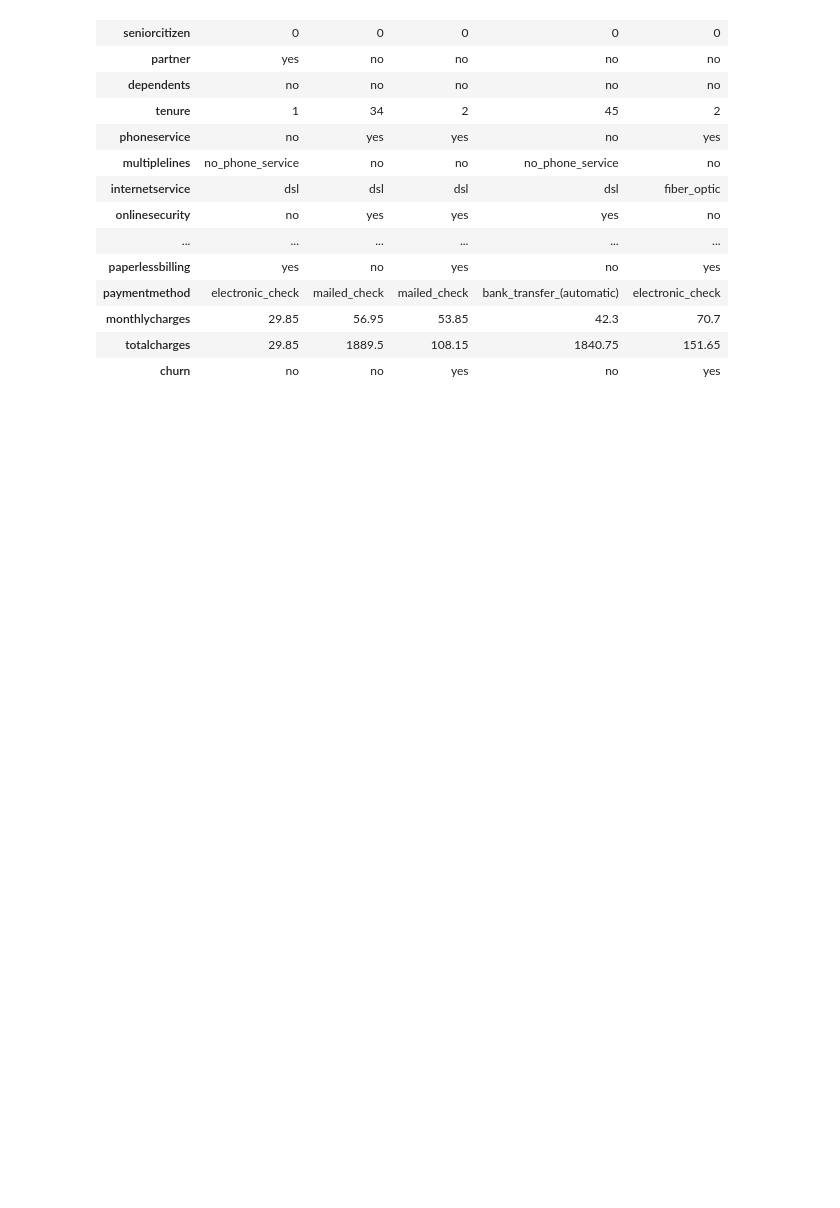
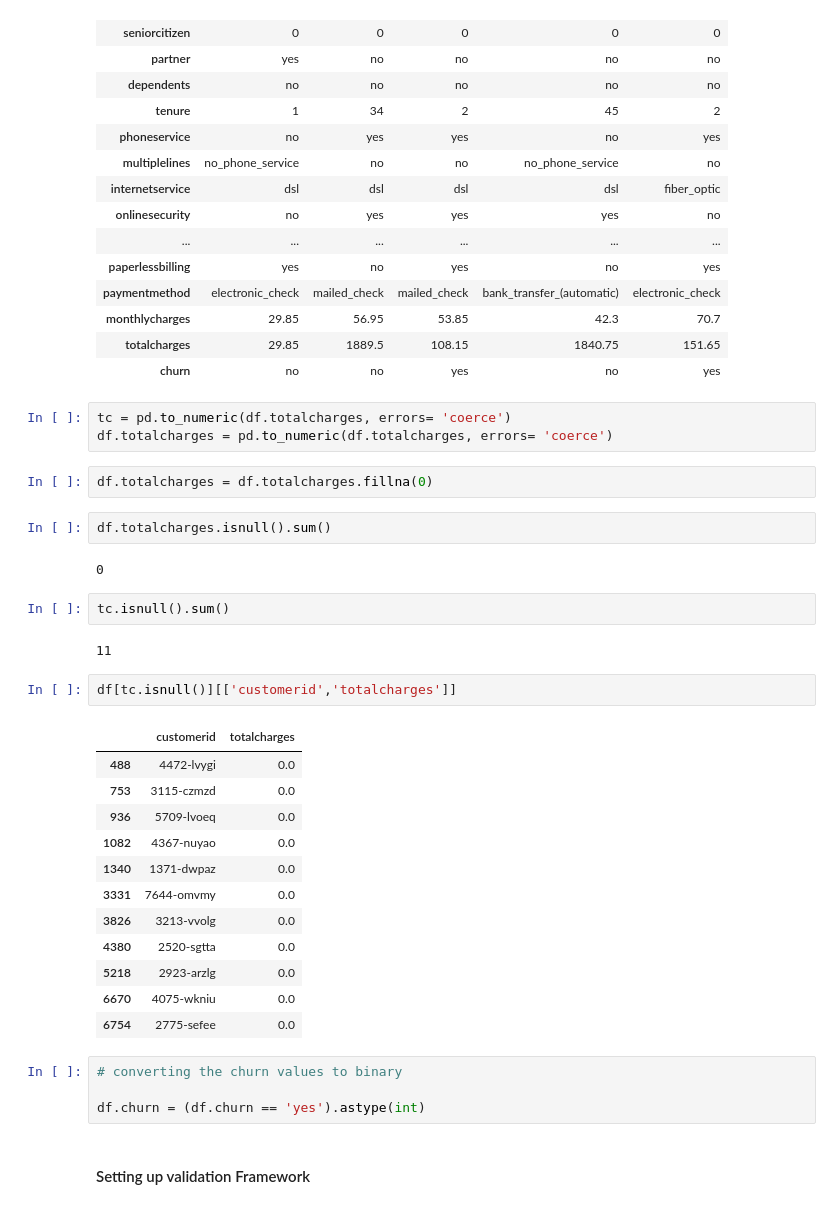
Before and after one commit to Debere1/ML_Course, a Jupyter notebook: 3. logistic regression/logistic_regression.ipynb, the cells around one changed output. Cells and saved outputs as stored; diff of their text form; blank space fills up the shorter version.

```diff
--- a/3. logistic regression/logistic_regression.ipynb
+++ b/3. logistic regression/logistic_regression.ipynb
@@ -47,3 +50,37 @@ df.head().T
 | monthlycharges | 29.85 | 56.95 | 53.85 | 42.3 | 70.7 |
 | totalcharges | 29.85 | 1889.5 | 108.15 | 1840.75 | 151.65 |
 | churn | no | no | yes | no | yes |
+# %%
+tc = pd.to_numeric(df.totalcharges, errors= 'coerce')
+df.totalcharges = pd.to_numeric(df.totalcharges, errors= 'coerce')
+# %%
+df.totalcharges = df.totalcharges.fillna(0)
+# %%
+df.totalcharges.isnull().sum()
+# %% [output]
+0
+# %%
+tc.isnull().sum()
+# %% [output]
+11
+# %%
+df[tc.isnull()][['customerid','totalcharges']]
+# %% [output]
+|  | customerid | totalcharges |
+| 488 | 4472-lvygi | 0.0 |
+| 753 | 3115-czmzd | 0.0 |
+| 936 | 5709-lvoeq | 0.0 |
+| 1082 | 4367-nuyao | 0.0 |
+| 1340 | 1371-dwpaz | 0.0 |
+| 3331 | 7644-omvmy | 0.0 |
+| 3826 | 3213-vvolg | 0.0 |
+| 4380 | 2520-sgtta | 0.0 |
+| 5218 | 2923-arzlg | 0.0 |
+| 6670 | 4075-wkniu | 0.0 |
+| 6754 | 2775-sefee | 0.0 |
+# %%
+# converting the churn values to binary
+
+df.churn = (df.churn == 'yes').astype(int)
+# %% [markdown]
+#### Setting up validation Framework
```
Also changed, not shown: parts of 96 cells of this notebook.
